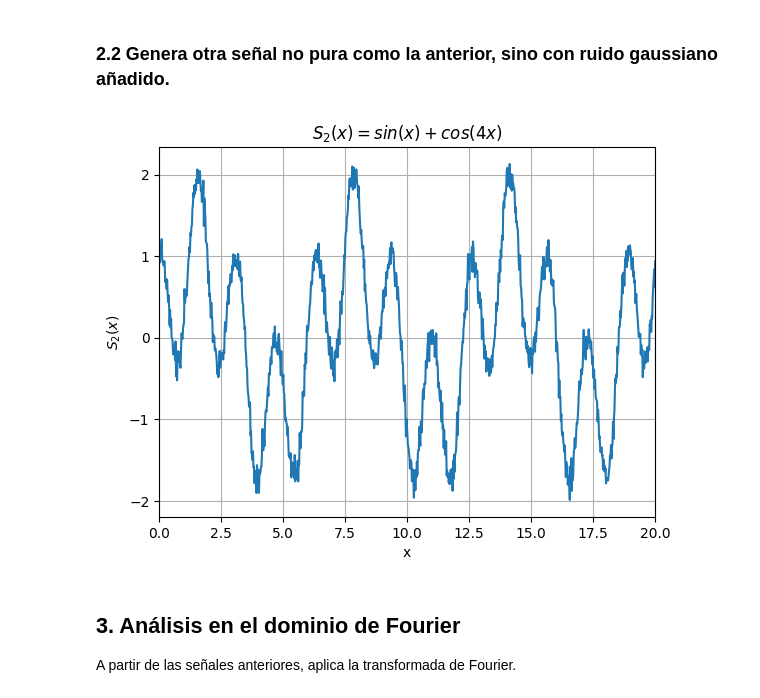
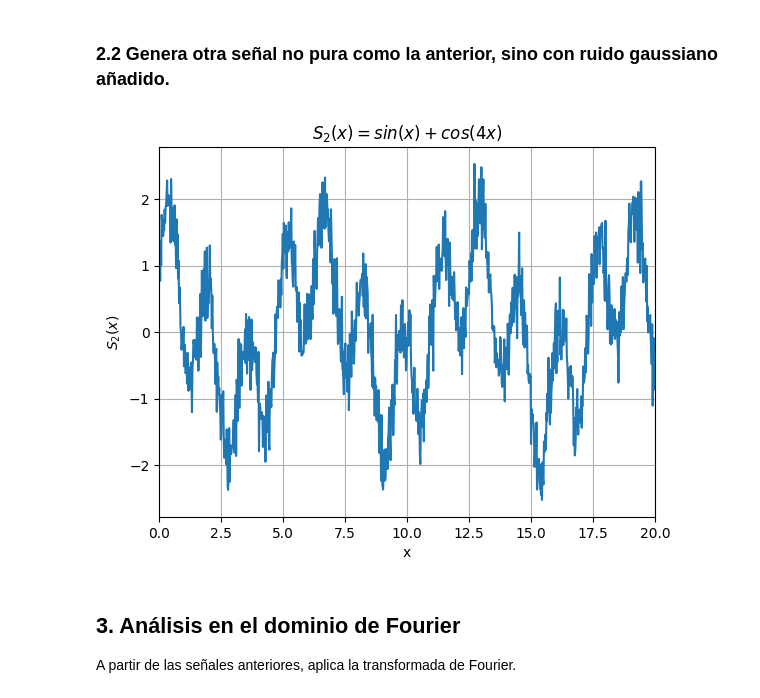
Before and after one commit to MatiasArmijo/Actividades-EIE-401-Matias-Armijo, a Jupyter notebook: actividad-3/Actividad_3_ArmijoMatias_204623155.ipynb, the cells around one changed output. Saved outputs shown, nothing was run; the diff lists cells and outputs as text; code cells hidden in the pictures.

```diff
--- a/actividad-3/Actividad_3_ArmijoMatias_204623155.ipynb
+++ b/actividad-3/Actividad_3_ArmijoMatias_204623155.ipynb
@@ -66,25 +66,25 @@ plt.show()
 ### 2.2 Genera otra señal no pura como la anterior, sino con ruido gaussiano añadido.
 # %%
 # Señal s2(t)
-s2 = np.sin(x) + np.cos(4*x)
+s2 = np.cos(x) + np.sin(4*x)
 
 media = 0
-std_dev = 0.1
+std_dev = 0.3
 
 ruido = np.random.normal(media, std_dev, len(s2))
 
 s2_noise = s2 + ruido
 
 
 plt.plot(x,s2_noise)
 plt.xlim([n0,nf])
 plt.grid(True)
 plt.xlabel('x')
 plt.ylabel(r'$S_{2}(x)$')
 plt.title(r'$S_{2}(x) = sin(x) + cos(4x)$')
 plt.show()
 # %% [output]
-[figure, old version]
+[figure, new version]
 # %% [markdown]
 ## 3. Análisis en el dominio de Fourier
 <p align="justify">
```
Also changed, not shown: parts of 1 cell of this notebook.
